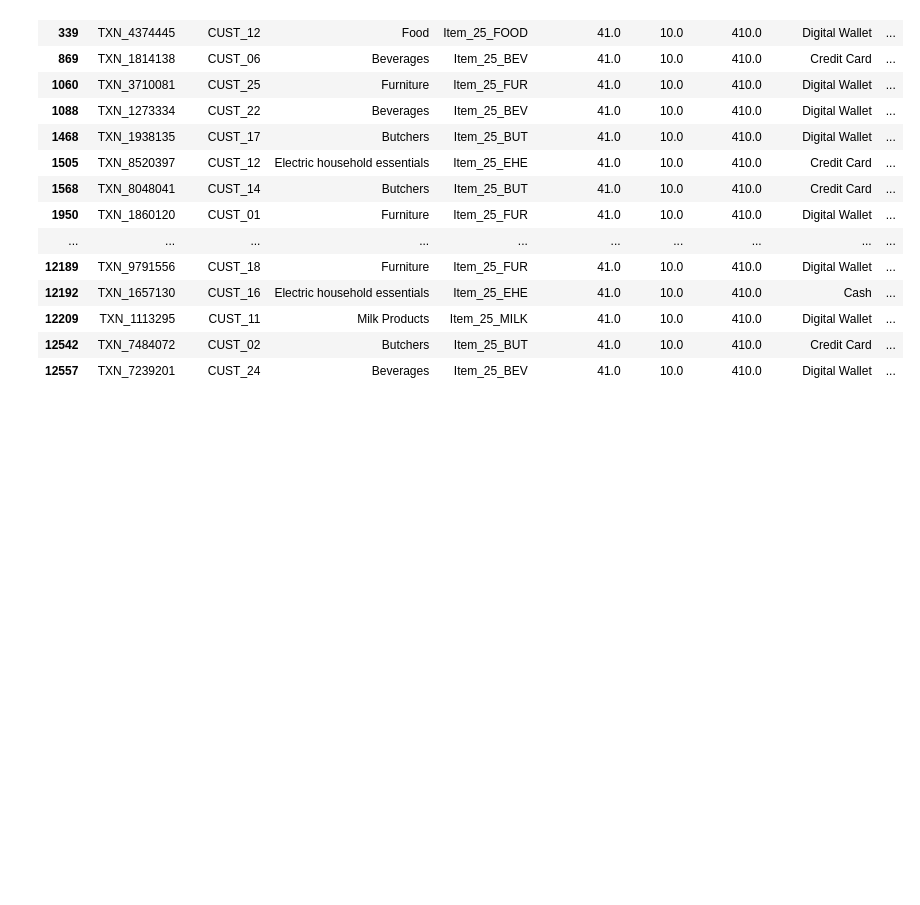
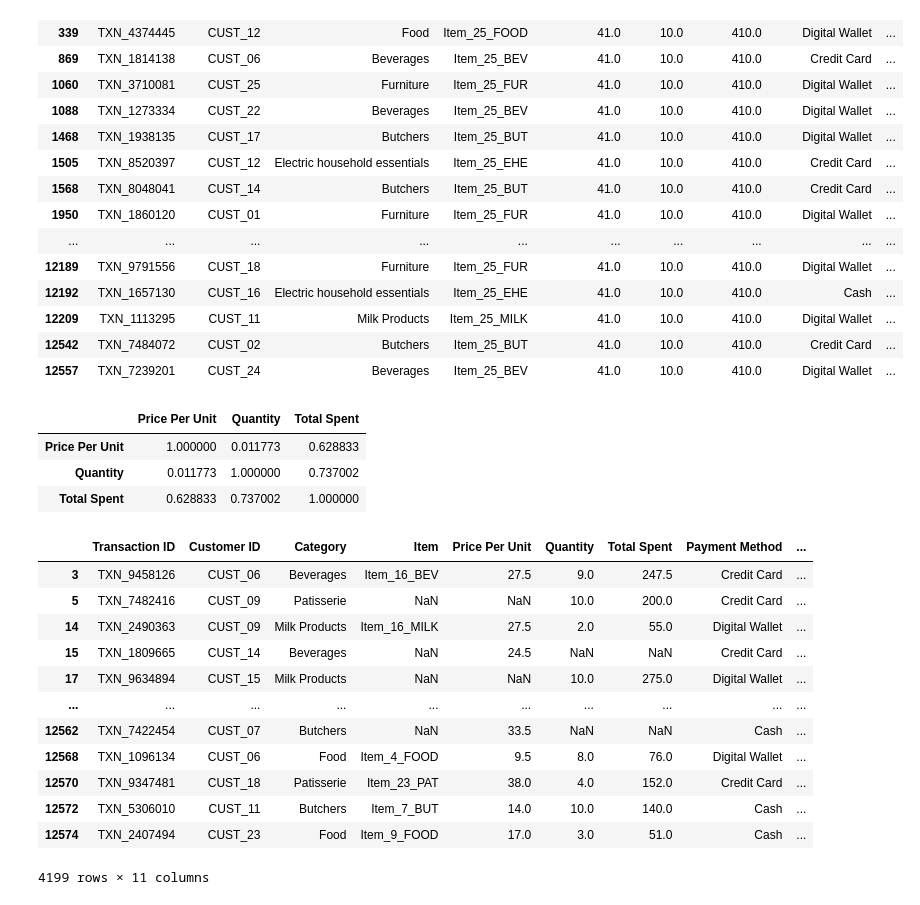
Before and after one commit to Maxwell-Selassie/Retail-Stores-Sales, a Jupyter notebook: notebooks/eda.ipynb, the cells around one changed output. Drawn from its saved outputs; the diff is of its cells as text; code cells hidden in the pictures; blank space fills up the shorter version.

```diff
--- a/notebooks/eda.ipynb
+++ b/notebooks/eda.ipynb
@@ -202,3 +201,29 @@ df[(df['Total Spent'] < 0) | (df['Total Spent'] > 403)]
 | 12209 | TXN_1113295 | CUST_11 | Milk Products | Item_25_MILK | 41.0 | 10.0 | 410.0 | Digital Wallet | ... |
 | 12542 | TXN_7484072 | CUST_02 | Butchers | Item_25_BUT | 41.0 | 10.0 | 410.0 | Credit Card | ... |
 | 12557 | TXN_7239201 | CUST_24 | Beverages | Item_25_BEV | 41.0 | 10.0 | 410.0 | Digital Wallet | ... |
+# %%
+df.corr(numeric_only=True,method='spearman')
+
+# the three numeric columns are correlated, but not enough to drop the columns, we will rather feature engineer them
+# %% [output]
+|  | Price Per Unit | Quantity | Total Spent |
+| Price Per Unit | 1.000000 | 0.011773 | 0.628833 |
+| Quantity | 0.011773 | 1.000000 | 0.737002 |
+| Total Spent | 0.628833 | 0.737002 | 1.000000 |
+# %%
+# analyze the discount applied column
+df[df['Discount Applied'].isna()]
+# %% [output]
+|  | Transaction ID | Customer ID | Category | Item | Price Per Unit | Quantity | Total Spent | Payment Method | ... |
+| 3 | TXN_9458126 | CUST_06 | Beverages | Item_16_BEV | 27.5 | 9.0 | 247.5 | Credit Card | ... |
+| 5 | TXN_7482416 | CUST_09 | Patisserie | NaN | NaN | 10.0 | 200.0 | Credit Card | ... |
+| 14 | TXN_2490363 | CUST_09 | Milk Products | Item_16_MILK | 27.5 | 2.0 | 55.0 | Digital Wallet | ... |
+| 15 | TXN_1809665 | CUST_14 | Beverages | NaN | 24.5 | NaN | NaN | Credit Card | ... |
+| 17 | TXN_9634894 | CUST_15 | Milk Products | NaN | NaN | 10.0 | 275.0 | Digital Wallet | ... |
+| ... | ... | ... | ... | ... | ... | ... | ... | ... | ... |
+| 12562 | TXN_7422454 | CUST_07 | Butchers | NaN | 33.5 | NaN | NaN | Cash | ... |
+| 12568 | TXN_1096134 | CUST_06 | Food | Item_4_FOOD | 9.5 | 8.0 | 76.0 | Digital Wallet | ... |
+| 12570 | TXN_9347481 | CUST_18 | Patisserie | Item_23_PAT | 38.0 | 4.0 | 152.0 | Credit Card | ... |
+| 12572 | TXN_5306010 | CUST_11 | Butchers | Item_7_BUT | 14.0 | 10.0 | 140.0 | Cash | ... |
+| 12574 | TXN_2407494 | CUST_23 | Food | Item_9_FOOD | 17.0 | 3.0 | 51.0 | Cash | ... |
+4199 rows × 11 columns
```
Also changed, not shown: parts of 8 cells of this notebook.
